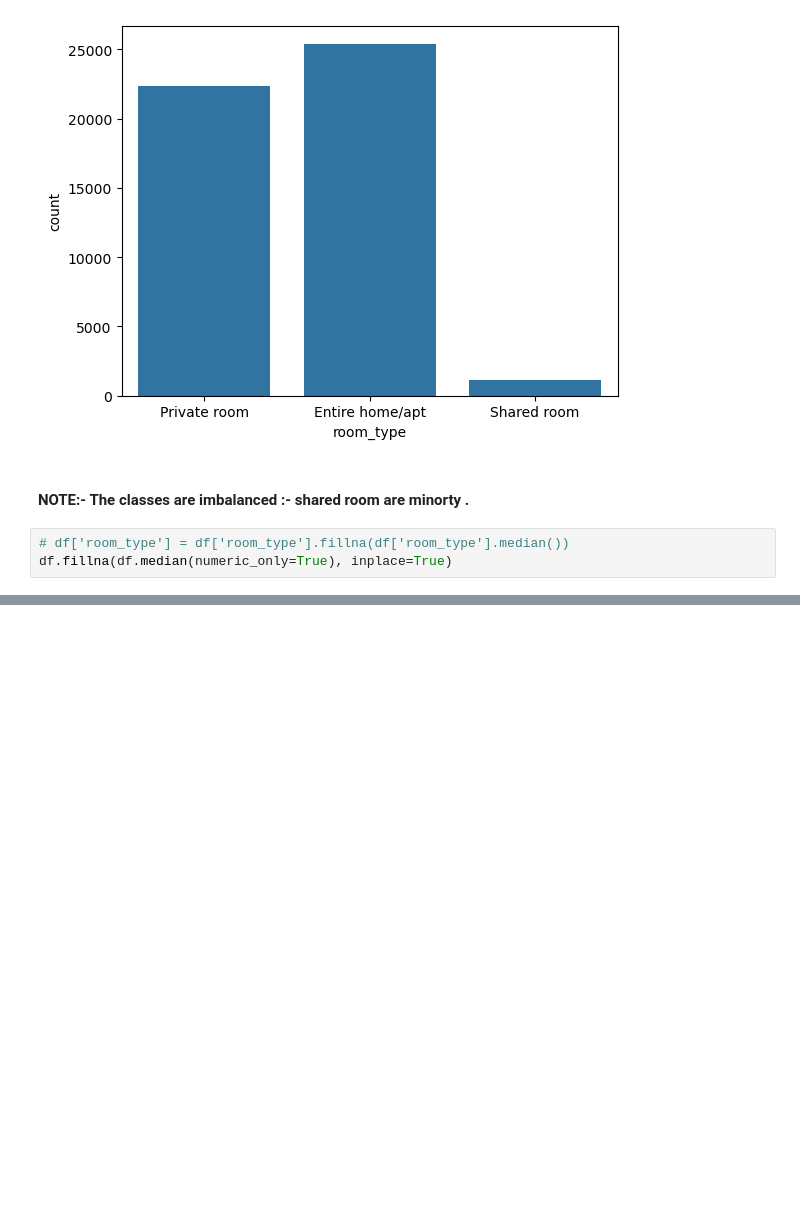
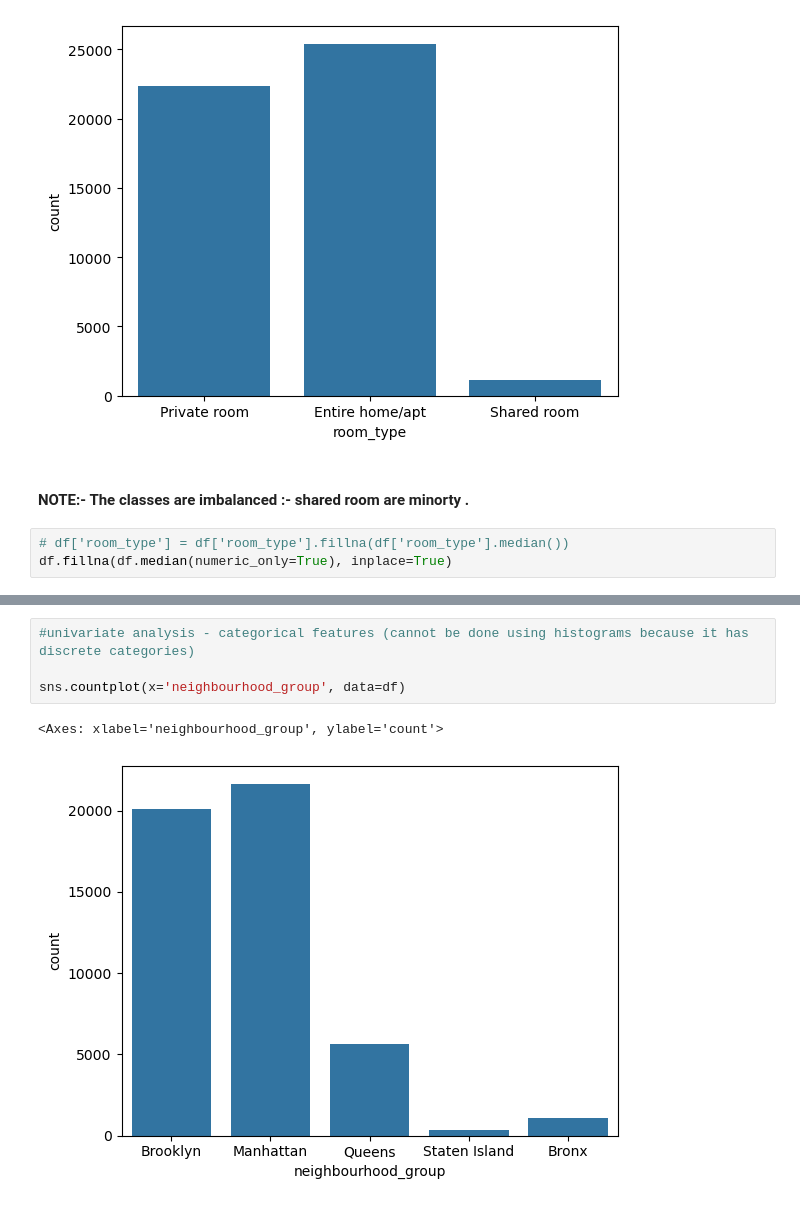
Before and after one commit to VINITKUMAR22/NYC-room-type-classification, a Jupyter notebook: room_type_classification.ipynb, the cells around one changed output, grey strips where cells are left out. Drawn from its saved outputs; the diff is of its cells as text; blank space fills up the shorter version.

```diff
--- a/room_type_classification.ipynb
+++ b/room_type_classification.ipynb
@@ -92,0 +105,7 @@ df.fillna(df.median(numeric_only=True), inplace=True)
+# %%
+#univariate analysis - categorical features (cannot be done using histograms because it has discrete categories)
+
+sns.countplot(x='neighbourhood_group', data=df)
+# %% [output]
+<Axes: xlabel='neighbourhood_group', ylabel='count'>
+[figure, added]
```
Also changed, not shown: parts of 19 cells of this notebook.
